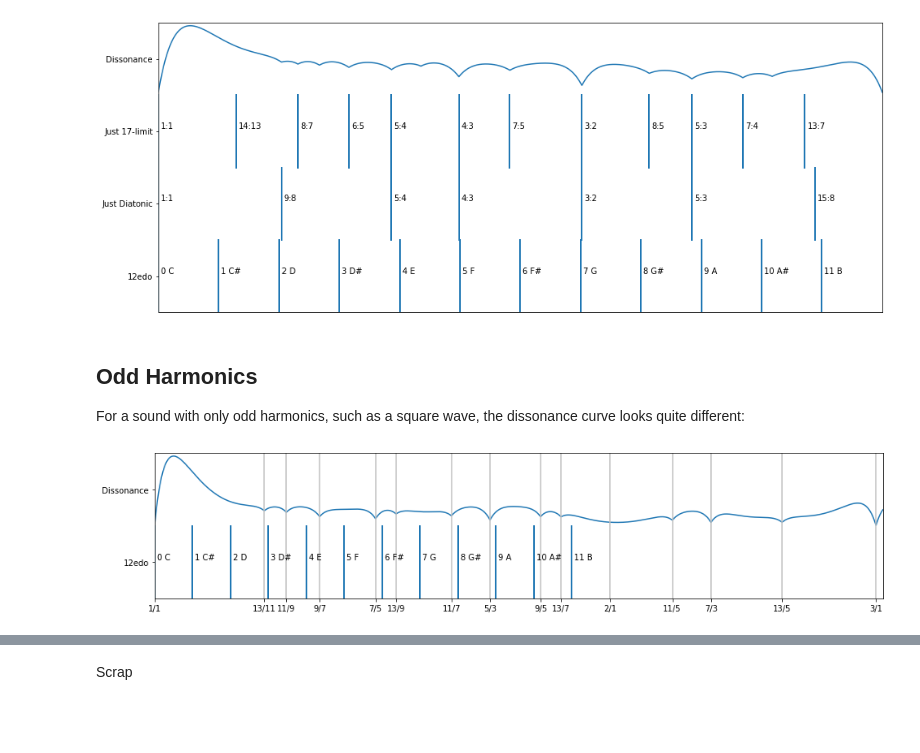
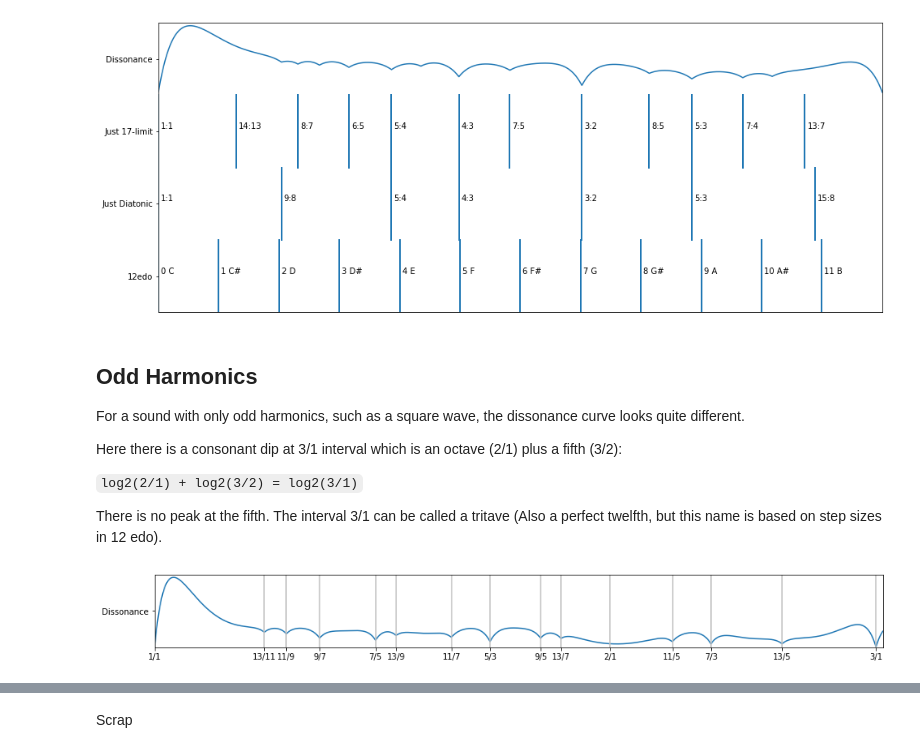
Before and after one commit to pigatron-industries/xen_quantizer, a Jupyter notebook: python/Tuning.ipynb, the cells around one changed output, grey strips where cells are left out. Drawn from its saved outputs; the diff is of its cells as text; code cells hidden in the pictures; blank space fills up the shorter version.

````diff
--- a/python/Tuning.ipynb
+++ b/python/Tuning.ipynb
@@ -111,12 +123,17 @@ plot.plot()
 # %% [markdown]
 ## Odd Harmonics
 
-For a sound with only odd harmonics, such as a square wave, the dissonance curve looks quite different:
+For a sound with only odd harmonics, such as a square wave, the dissonance curve looks quite different.
+
+Here there is a consonant dip at 3/1 interval which is an octave (2/1) plus a fifth (3/2):
+
+```log2(2/1) + log2(3/2) = log2(3/1)```
+
+There is no peak at the fifth. The interval 3/1 can be called a tritave (Also a perfect twelfth, but this name is based on step sizes in 12 edo).
 # %%
 plot = tuningplot.TuningPlot('h', 16, 1.6)
 plot.plotDissonance([1, 3, 5, 7, 9, 11, 13], 3.3)
 plot.plotRatios([(1, 1), (2, 1), (3, 1), (5, 3), (7, 5), (7, 3), (9,5), (9,7), (11,7), (11,9), (11,5), (13,7), (13,9), (13,11), (13,5)])
-plot.plotTuning(tuning_12edo)
 plot.plot()
 # %% [output]
-[figure, old version]
+[figure, new version]
````
Also changed, not shown: parts of 7 cells of this notebook, 3 other files.
